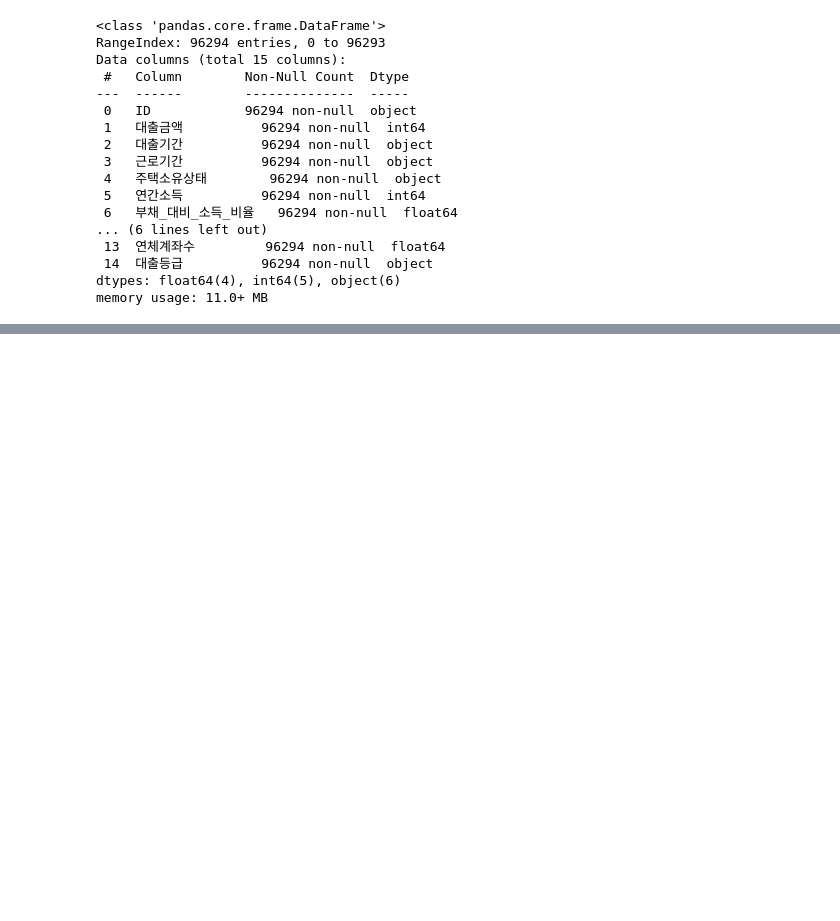
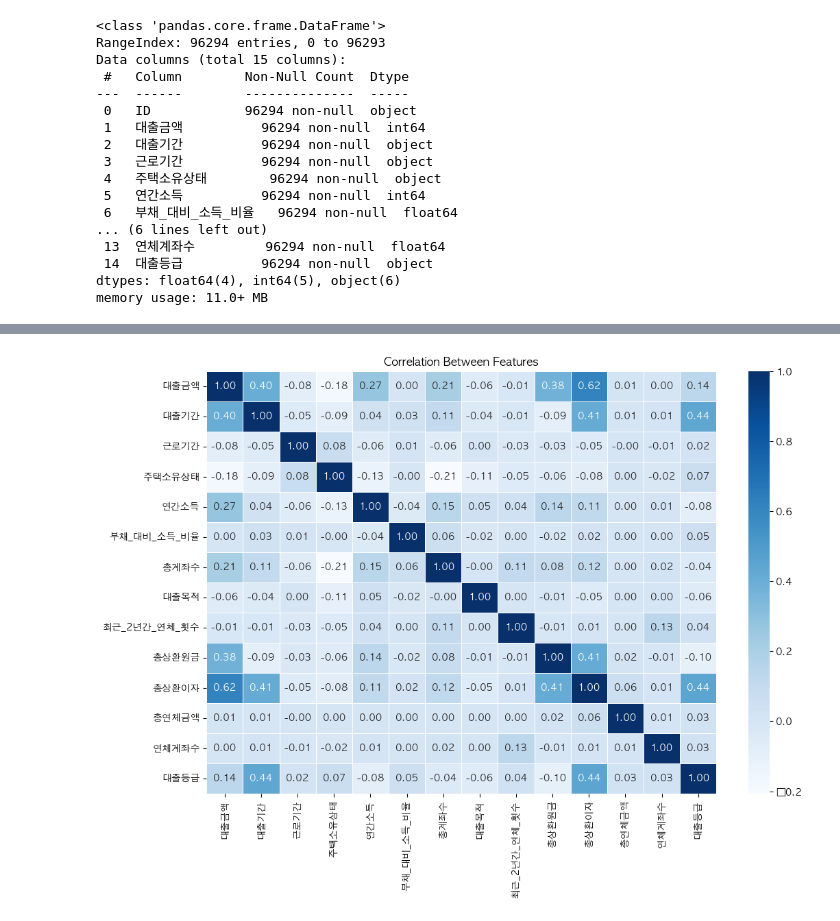
Before and after one commit to being0606/Customer-Loan-Rating-Classifier, a Jupyter notebook: src/preprocess.ipynb, the cells around one changed output, grey strips where cells are left out. Saved outputs shown, nothing was run; the diff lists cells and outputs as text; code cells hidden in the pictures; blank space fills up the shorter version.

```diff
--- a/src/preprocess.ipynb
+++ b/src/preprocess.ipynb
@@ -3,3 +1,9 @@ import pandas as pd
+# %%
+import pandas as pd
+import seaborn as sns
+import matplotlib.pyplot as plt
+# 애플고딕폰트를 사용하도록 설정
+plt.rc('font', family='AppleGothic')
 # %%
 df_train = pd.read_csv('../data/train.csv')
 # %%
@@ -37,0 +38,18 @@ memory usage: 11.0+ MB
+# %%
+# '대출기간', '근로기간', '주택소유상태', '대출목적', '대출등급'은 각각 라벨인코딩이 필요하다.
+from sklearn.preprocessing import LabelEncoder
+
+# 라벨인코딩을 위한 함수 정의
+def label_encoding(df, column):
+    encoder = LabelEncoder()
+    encoder.fit(df[column])
+    df[column] = encoder.transform(df[column])
+    return df
+
+# 라벨인코딩 적용
+columns_to_label_encoding = ['대출기간', '근로기간', '주택소유상태', '대출목적', '대출등급']
+for column in columns_to_label_encoding:
+    df_train = label_encoding(df_train, column)
+
+# 라벨인코딩 후 데이터프레임 출력
+print(df_train)
@@ -37,0 +74,8 @@ memory usage: 11.0+ MB
+# %%
+# 히트맵으로 상관관계 확인
+plt.figure(figsize=(12, 8))
+sns.heatmap(data=df_train.corr(), annot=True, fmt='.2f', linewidths=.5, cmap='Blues')
+plt.title('Correlation Between Features')
+plt.show()
+# %% [output]
+[figure, added]
```
Also changed, not shown: parts of 4 cells of this notebook, 1 other file.
